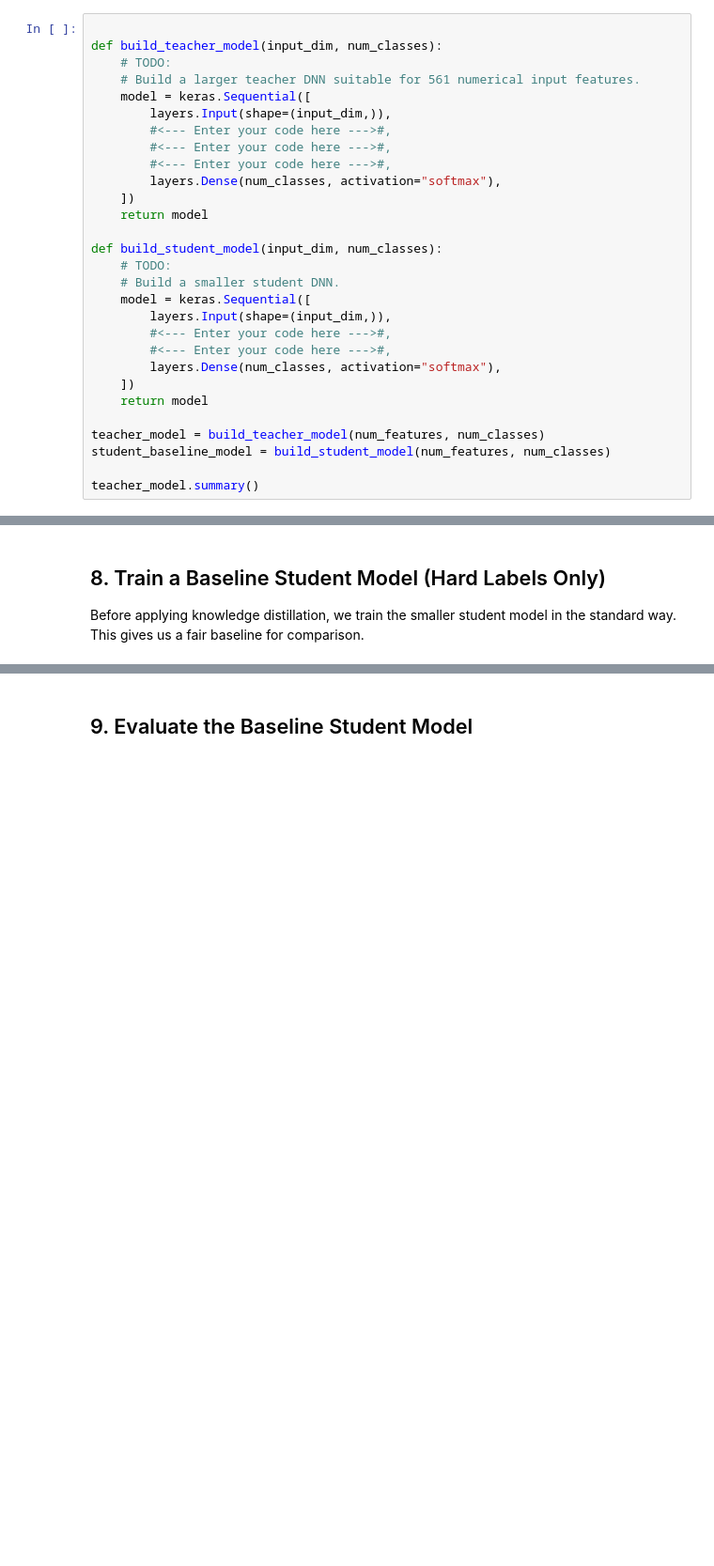
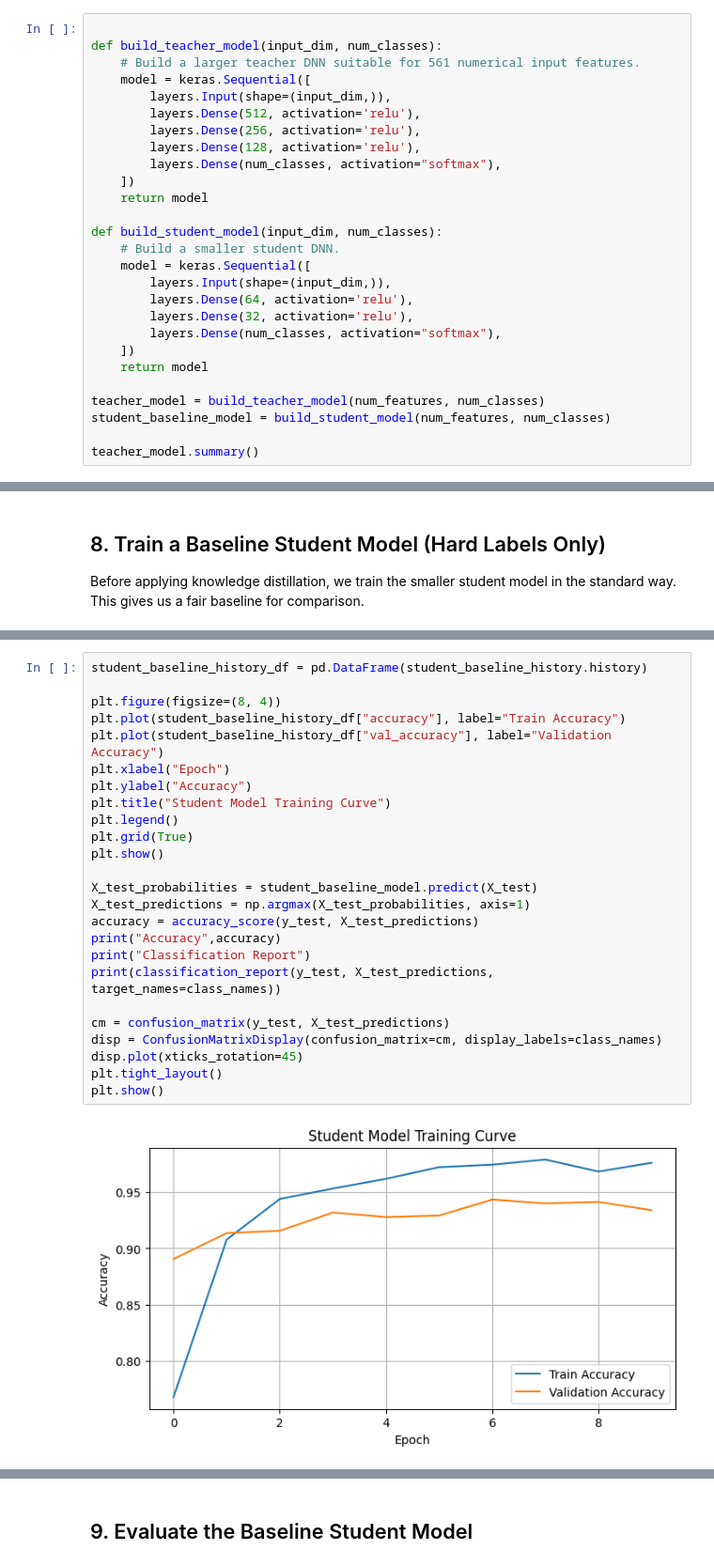
Before and after one commit to nhl01/EE446Labs, a Jupyter notebook: Lab3/EE446_UCI_HAR_DNN_Knowledge_Distillation_Pruning_Quantization_Student_NL.ipynb, the cells around one changed output, grey strips where cells are left out. Shown at 94% size. Drawn from its saved outputs; the diff is of its cells as text; blank space fills up the shorter version.

```diff
--- a/Lab3/EE446_UCI_HAR_DNN_Knowledge_Distillation_Pruning_Quantization_Student_NL.ipynb
+++ b/Lab3/EE446_UCI_HAR_DNN_Knowledge_Distillation_Pruning_Quantization_Student_NL.ipynb
@@ -141,24 +160,22 @@ The **student model** is smaller and is the model we ultimately want to deploy.
 # %%
 
 def build_teacher_model(input_dim, num_classes):
-    # TODO:
     # Build a larger teacher DNN suitable for 561 numerical input features.
     model = keras.Sequential([
         layers.Input(shape=(input_dim,)),
-        #<--- Enter your code here --->#,
-        #<--- Enter your code here --->#,
-        #<--- Enter your code here --->#,
+        layers.Dense(512, activation='relu'),
+        layers.Dense(256, activation='relu'),
+        layers.Dense(128, activation='relu'),
         layers.Dense(num_classes, activation="softmax"),
     ])
     return model
 
 def build_student_model(input_dim, num_classes):
-    # TODO:
     # Build a smaller student DNN.
     model = keras.Sequential([
         layers.Input(shape=(input_dim,)),
-        #<--- Enter your code here --->#,
-        #<--- Enter your code here --->#,
+        layers.Dense(64, activation='relu'),
+        layers.Dense(32, activation='relu'),
         layers.Dense(num_classes, activation="softmax"),
     ])
     return model
@@ -260,0 +347,27 @@ student_baseline_history = student_baseline_model.fit(
+# %%
+student_baseline_history_df = pd.DataFrame(student_baseline_history.history)
+
+plt.figure(figsize=(8, 4))
+plt.plot(student_baseline_history_df["accuracy"], label="Train Accuracy")
+plt.plot(student_baseline_history_df["val_accuracy"], label="Validation Accuracy")
+plt.xlabel("Epoch")
+plt.ylabel("Accuracy")
+plt.title("Student Model Training Curve")
+plt.legend()
+plt.grid(True)
+plt.show()
+
+X_test_probabilities = student_baseline_model.predict(X_test)
+X_test_predictions = np.argmax(X_test_probabilities, axis=1)
+accuracy = accuracy_score(y_test, X_test_predictions)
+print("Accuracy",accuracy)
+print("Classification Report")
+print(classification_report(y_test, X_test_predictions, target_names=class_names))
+
+cm = confusion_matrix(y_test, X_test_predictions)
+disp = ConfusionMatrixDisplay(confusion_matrix=cm, display_labels=class_names)
+disp.plot(xticks_rotation=45)
+plt.tight_layout()
+plt.show()
+# %% [output]
+[figure, added]
```
Also changed, not shown: parts of 26 cells of this notebook, 4 other files.
